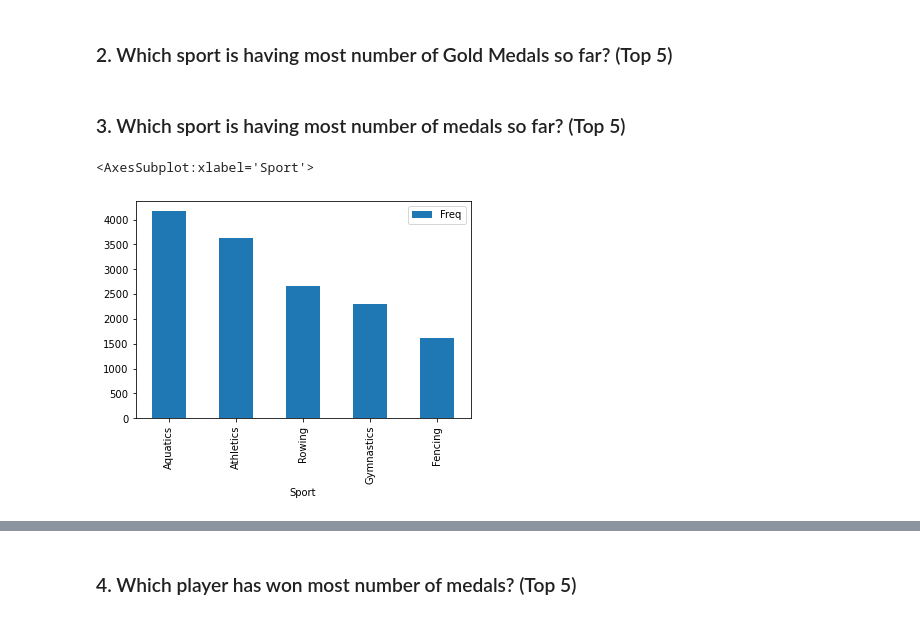
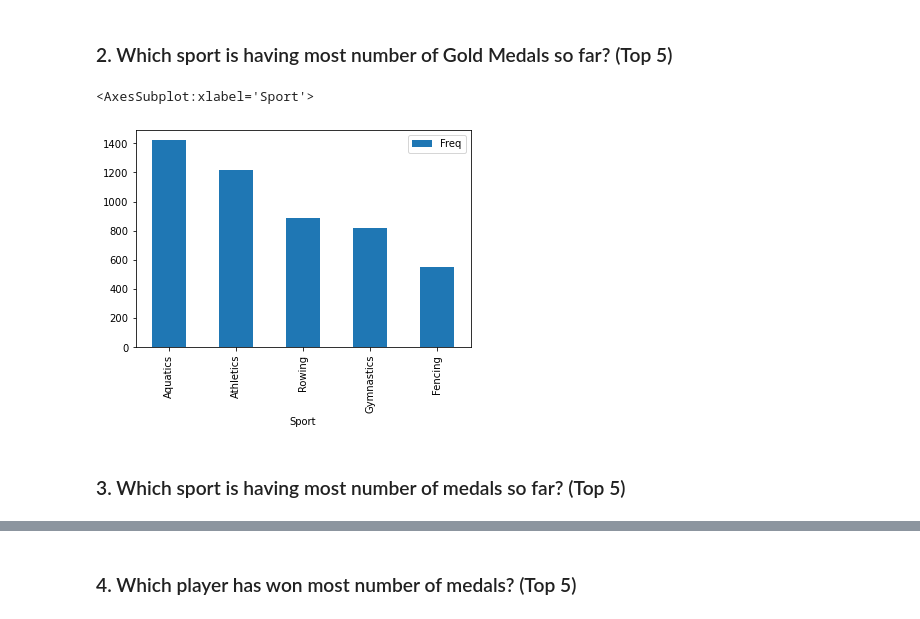
Before and after one commit to manuvarghese0603/Summer-Olympics, a Jupyter notebook: Summer.ipynb, the cells around one changed output, grey strips where cells are left out. Drawn from its saved outputs; the diff is of its cells as text; code cells hidden in the pictures.

```diff
--- a/Summer.ipynb
+++ b/Summer.ipynb
@@ -83,24 +141,33 @@ len(df['City'].unique())
 22
 # %% [markdown]
 ### 2. Which sport is having most number of Gold Medals so far? (Top 5)
+# %%
+df = pd.read_csv('summer.csv')
+
+# Creating Filter
+f_filter = df['Medal']=='Gold'
+
+# Creating an empty list
+medallst = []
+
+df = df[f_filter]
+
+# Storing the value of no. of gold medals won in different types of sports in the list
+for sport in df['Sport'].unique():
+    medallst.append([sport,len(df[df['Sport'] == sport])])
+
+# Converting the list into data frame
+medaldf = pd.DataFrame(medallst,columns = ['Sport','Freq'])
+
+# print(medaldf)
+
+# Sorting the data frame according to the Frequency
+medaldf_sorted = medaldf.sort_values(by = 'Freq',ascending = False)
+
+# Plotting the bar graph
+medaldf_sorted.head().plot(x = 'Sport', y = 'Freq',kind = 'bar')
+# %% [output]
+<AxesSubplot:xlabel='Sport'>
+[figure, added]
 # %% [markdown]
 ### 3. Which sport is having most number of medals so far? (Top 5)
-# %%
-# Creating an empty list
-medal_lst = []
-
-# Storing the value of no. of medals won in different types of sports in the list
-for sport in df['Sport'].unique():
-    medal_lst.append([sport,len(df[df['Sport'] == sport])])
-
-# Converting the list into data frame
-medal_df = pd.DataFrame(medal_lst,columns = ['Sport','Freq'])
-
-# Sorting the data frame according to the Frequency
-medal_sorted = medal_df.sort_values(by = 'Freq',ascending = False)
-
-# Plotting the bar graph
-medal_sorted.head().plot(x = 'Sport', y = 'Freq',kind = 'bar')
-# %% [output]
-<AxesSubplot:xlabel='Sport'>
-[figure, removed]
```
Also changed, not shown: parts of 23 cells of this notebook.
